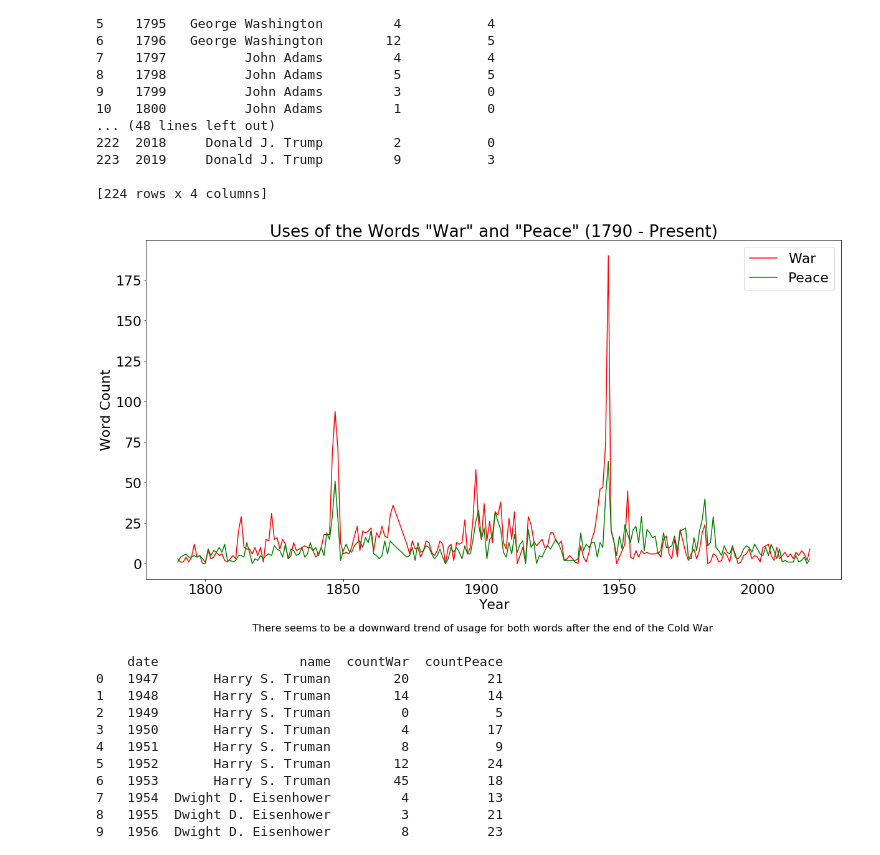
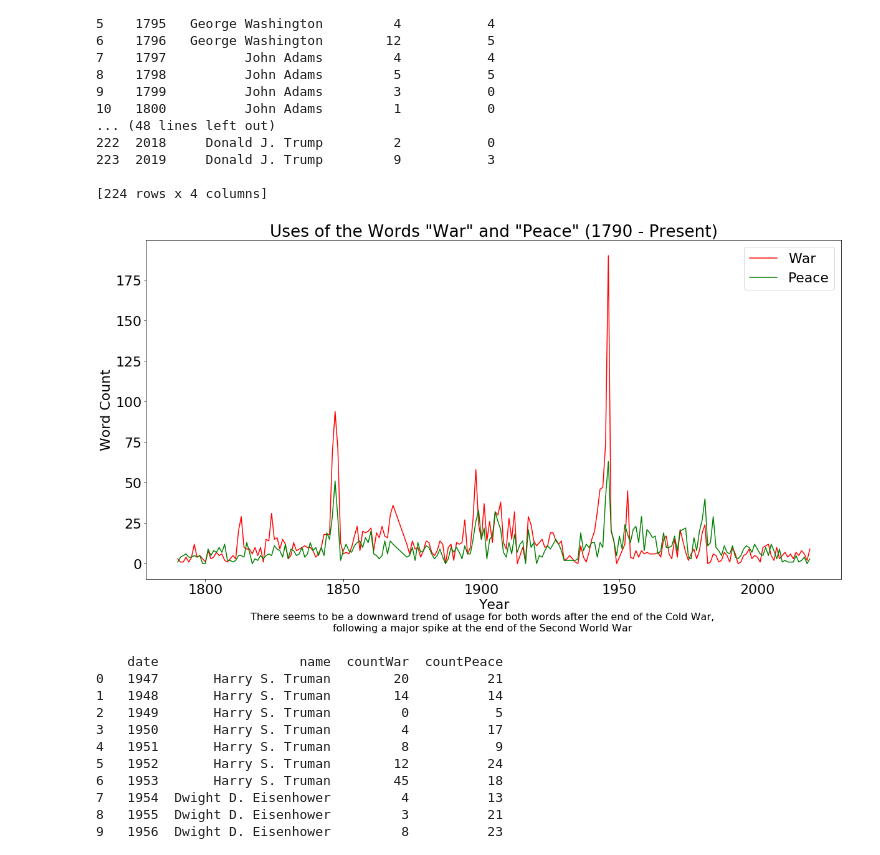
Before and after one commit to danielproberts/sotu-words, a Jupyter notebook: sotu-notebook.ipynb, the cells around one changed output. Cells and saved outputs as stored; diff of their text form; code cells hidden in the pictures.

```diff
--- a/sotu-notebook.ipynb
+++ b/sotu-notebook.ipynb
@@ -160,18 +165,20 @@ print(dfAllCompare)
 
 [224 rows x 4 columns]
 # %%
+# Create Line Chart of Uses of "War" and "Peace" Across All Addresses
+
 plt.figure(figsize=(20,10))
 plt.rcParams.update({'font.size': 22})
 plt.plot(dfAllCompare.date, dfAllCompare.countWar, label="War", color="red")
 plt.plot(dfAllCompare.date, dfAllCompare.countPeace, label="Peace", color="green")
 plt.title('Uses of the Words "War" and "Peace" (1790 - Present)')
 plt.xlabel('Year')
 plt.ylabel('Word Count')
 plt.legend(loc='upper right')
-txtCaption = "There seems to be a downward trend of usage for both words after the end of the Cold War"
+txtCaption = "There seems to be a downward trend of usage for both words after the end of the Cold War,\nfollowing a major spike at the end of the Second World War"
 plt.figtext(0.5, 0.01, txtCaption, wrap=True, horizontalalignment='center', fontsize=16)
 
 plt.show()
 # %% [output]
-[figure, old version]
+[figure, new version]
 # %%
```
Also changed, not shown: parts of 12 cells of this notebook, 1 other file.
